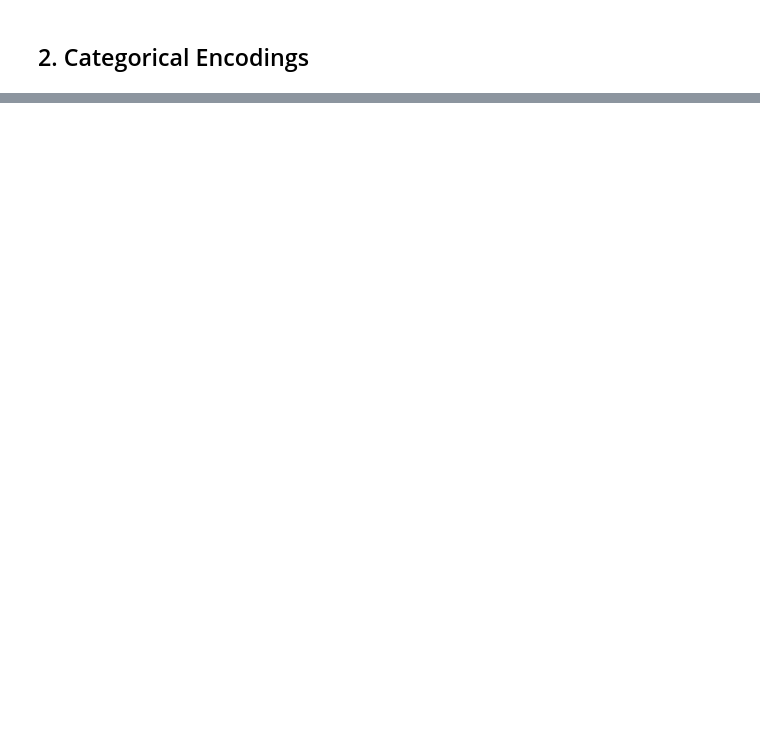
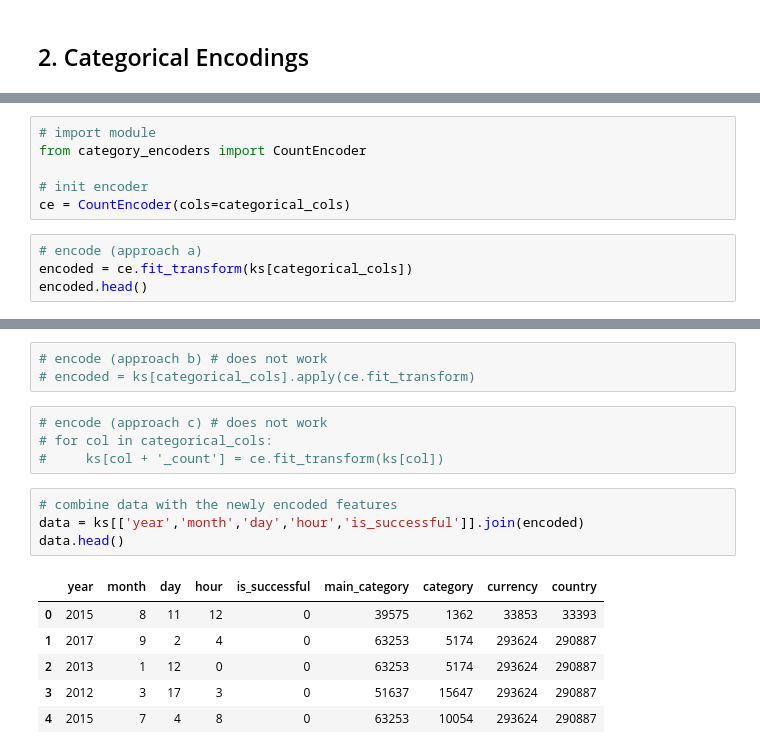
Before and after one commit to celeryexchange/kickstarter-kaggle-tutorial, a Jupyter notebook: notebooks/mj-01-kickstarter.ipynb, the cells around one changed output, grey strips where cells are left out. Saved outputs shown, nothing was run; the diff lists cells and outputs as text; blank space fills up the shorter version.

```diff
--- a/notebooks/mj-01-kickstarter.ipynb
+++ b/notebooks/mj-01-kickstarter.ipynb
@@ -237,0 +313,10 @@ The default model is **overfitting** way too much but I'm not sure how to handle
+# %%
+# import module
+from category_encoders import CountEncoder
+
+# init encoder
+ce = CountEncoder(cols=categorical_cols)
+# %%
+# encode (approach a)
+encoded = ce.fit_transform(ks[categorical_cols])
+encoded.head()
@@ -237,0 +330,18 @@ The default model is **overfitting** way too much but I'm not sure how to handle
+# %%
+# encode (approach b) # does not work
+# encoded = ks[categorical_cols].apply(ce.fit_transform)
+# %%
+# encode (approach c) # does not work
+# for col in categorical_cols:
+#     ks[col + '_count'] = ce.fit_transform(ks[col])
+# %%
+# combine data with the newly encoded features
+data = ks[['year','month','day','hour','is_successful']].join(encoded)
+data.head()
+# %% [output]
+|  | year | month | day | hour | is_successful | main_category | category | currency | country |
+| 0 | 2015 | 8 | 11 | 12 | 0 | 39575 | 1362 | 33853 | 33393 |
+| 1 | 2017 | 9 | 2 | 4 | 0 | 63253 | 5174 | 293624 | 290887 |
+| 2 | 2013 | 1 | 12 | 0 | 0 | 63253 | 5174 | 293624 | 290887 |
+| 3 | 2012 | 3 | 17 | 3 | 0 | 51637 | 15647 | 293624 | 290887 |
+| 4 | 2015 | 7 | 4 | 8 | 0 | 63253 | 10054 | 293624 | 290887 |
```
Also changed, not shown: parts of 30 cells of this notebook, 1 other file.
